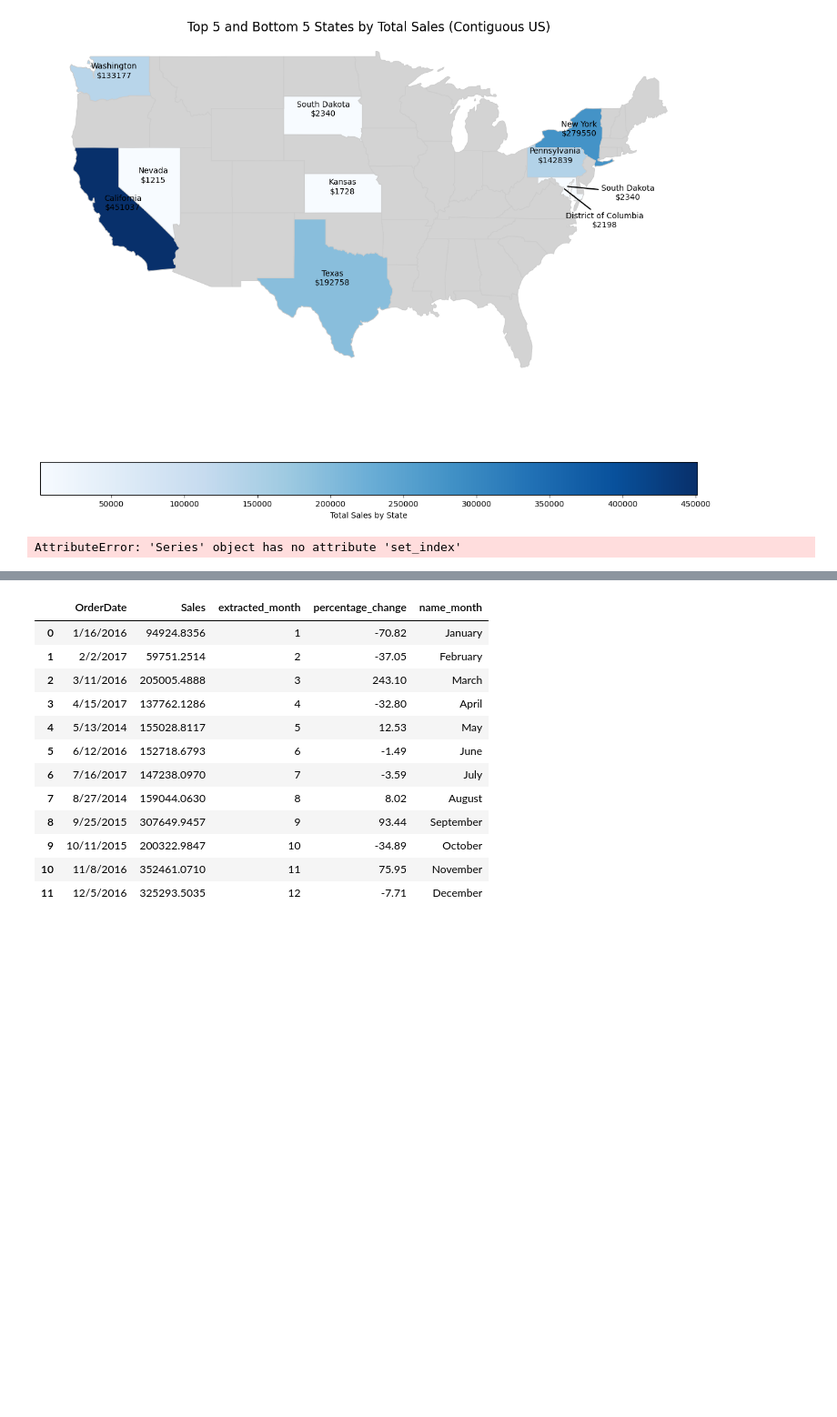
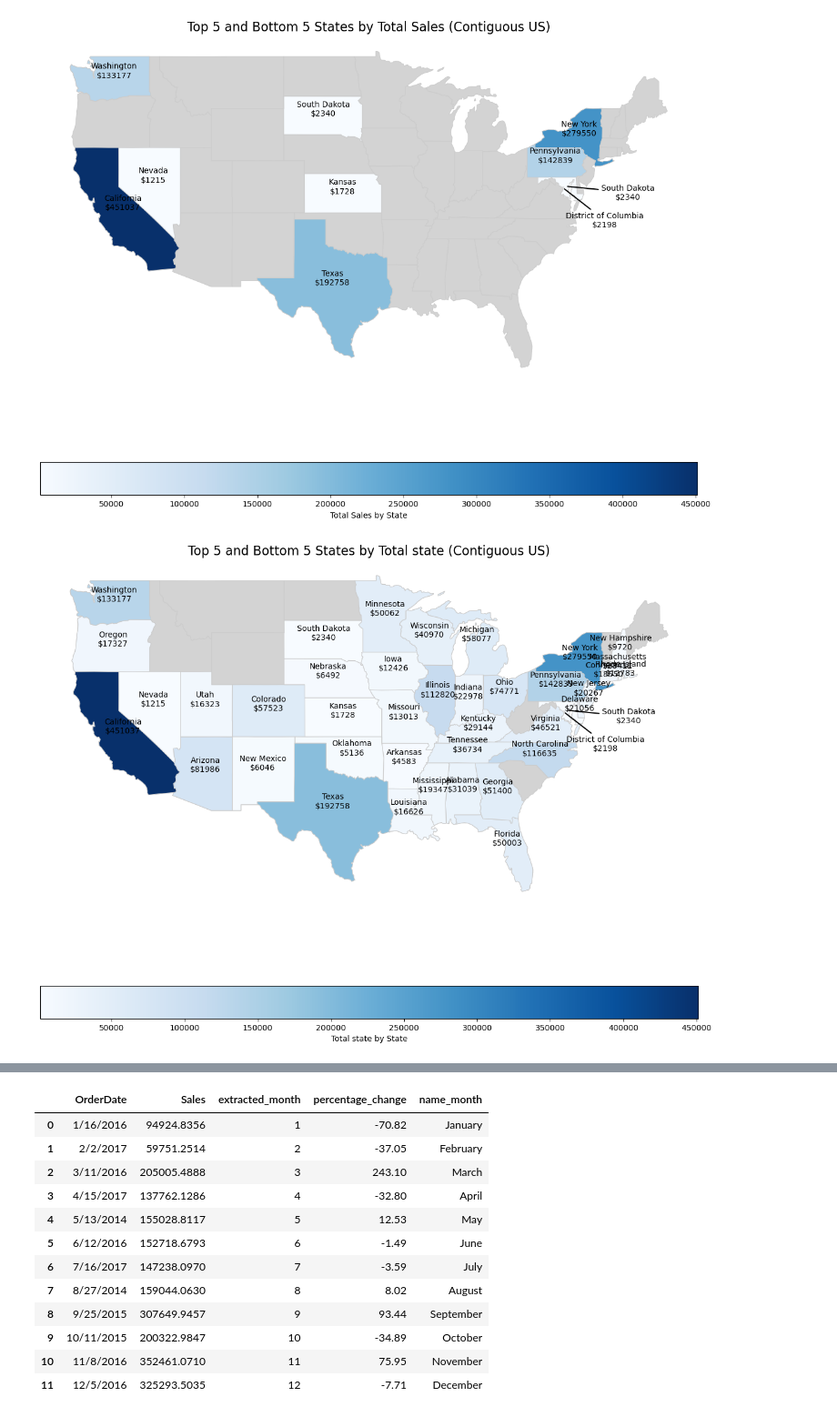
Before and after one commit to Rojhak/BI_analysis, a Jupyter notebook: eda_superstore.ipynb, the cells around one changed output, grey strips where cells are left out. Shown at 91% size. Saved outputs shown, nothing was run; the diff lists cells and outputs as text; code cells hidden in the pictures; blank space fills up the shorter version.

```diff
--- a/eda_superstore.ipynb
+++ b/eda_superstore.ipynb
@@ -114,4 +114,5 @@ state = """
     GROUP BY
         c.State order by sum(s.sales) DESC
     """
-state=pd.read_sql(state,conn)
+state_sales=pd.read_sql(state,conn)
+state_sales
@@ -208,7 +227,7 @@ plt.show()
 
 
 # Combine top 5 and bottom 5 into a single DataFrame
-selected_states = state.total_sales
+selected_states = state_sales
 
 # Load US states shapefile (GeoJSON for US states)
 states = gpd.read_file('https://raw.githubusercontent.com/PublicaMundi/MappingAPI/master/data/geojson/us-states.json')
@@ -220,7 +239,7 @@ contiguous_states = states[~states['name'].isin(['Alaska', 'Hawaii', 'Puerto Ric
 merged = contiguous_states.set_index('name').join(selected_states.set_index('State'))
 
 # Create a new column for color; fill with 'lightgrey' for states without data
-merged['color'] = merged['state'].apply(lambda x: 'lightgrey' if pd.isna(x) else 'blue')
+merged['color'] = merged['total_sales'].apply(lambda x: 'lightgrey' if pd.isna(x) else 'blue')
 
 # Create a plot with matplotlib
 fig, ax = plt.subplots(1, 1, figsize=(15, 12))  # Adjusted to make the map larger
@@ -229,40 +248,40 @@ fig, ax = plt.subplots(1, 1, figsize=(15, 12))  # Adjusted to make the map large
 merged.plot(ax=ax, color='lightgrey', linewidth=0.8, edgecolor='0.8')  # Grey for other states
 
 # Plot only the selected states (top 5 and bottom 5) with color mapping
-merged[~merged['state'].isna()].plot(column='state', ax=ax, cmap='Blues', linewidth=0.8, edgecolor='0.8',
+merged[~merged['total_sales'].isna()].plot(column='total_sales', ax=ax, cmap='Blues', linewidth=0.8, edgecolor='0.8',
                                            legend=True, legend_kwds={'label': "Total state by State",
                                                                      'orientation': "horizontal"})
 
 # Add labels for state and state names on each state
 for idx, row in merged.iterrows():
-    if pd.notna(row['state']) and idx not in ['Maryland', 'District of Columbia']:  # Skip South Dakota and DC
+    if pd.notna(row['total_sales']) and idx not in ['Maryland', 'District of Columbia']:  # Skip South Dakota and DC
         ax.text(row['geometry'].centroid.x, row['geometry'].centroid.y,
-                f"{idx}\n${row['state']:.0f}", fontsize=10, ha='center', color='black')
+                f"{idx}\n${row['total_sales']:.0f}", fontsize=10, ha='center', color='black')
 
 # Move South Dakota and District of Columbia labels outside the map
 outside_labels = {
     'South Dakota': {'xy': (merged.loc['Maryland'].geometry.centroid.x, merged.loc['Maryland'].geometry.centroid.y),
                      'text': (merged.loc['Maryland'].geometry.centroid.x + 6, merged.loc['Maryland'].geometry.centroid.y - 1)},
     'District of Columbia': {'xy': (merged.loc['District of Columbia'].geometry.centroid.x, merged.loc['District of Columbia'].geometry.centroid.y),
                              'text': (merged.loc['District of Columbia'].geometry.centroid.x + 4, merged.loc['District of Columbia'].geometry.centroid.y - 3)}
 }
 
 for state, pos in outside_labels.items():
     # Draw the callout line
-    ax.annotate(f"{state}\n${merged.loc[state, 'state']:.0f}",
+    ax.annotate(f"{state}\n${merged.loc[state, 'total_sales']:.0f}",
                 xy=pos['xy'],  # Coordinates of the state
                 xytext=pos['text'],  # Position of the label outside
                 textcoords='data',
                 arrowprops=dict(facecolor='black', arrowstyle='-', lw=1.5),  # Line style
                 fontsize=10, ha='center', color='black')
 
 # Set the title
 ax.set_title('Top 5 and Bottom 5 States by Total state (Contiguous US)', fontsize=16)
 
 # Remove axes for cleaner visualization
 ax.set_axis_off()
 
 # Show the plot
 plt.show()
 # %% [output]
-AttributeError: 'Series' object has no attribute 'set_index'
+[figure, added]
```
Also changed, not shown: parts of 2 cells of this notebook.
